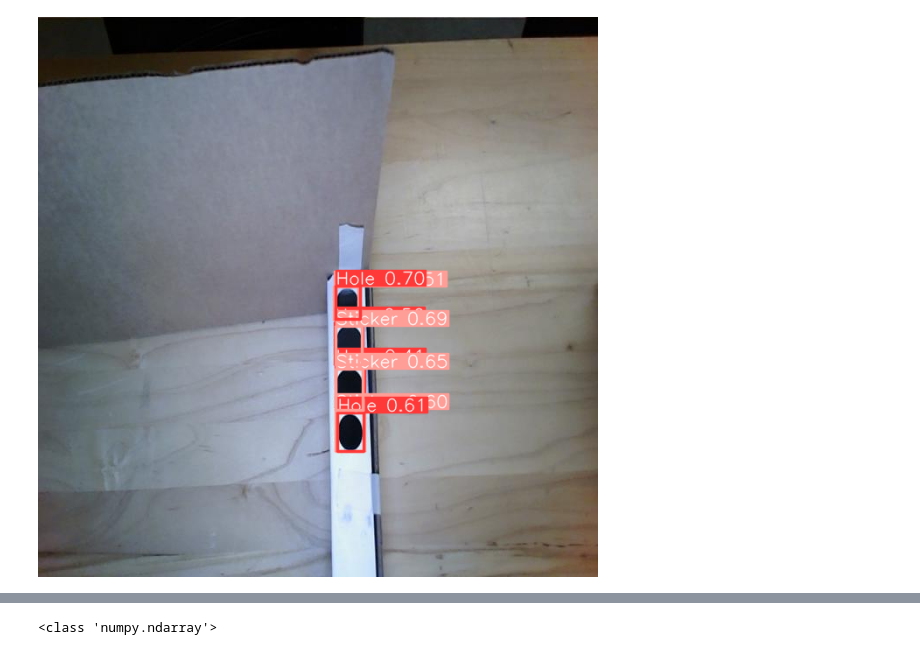
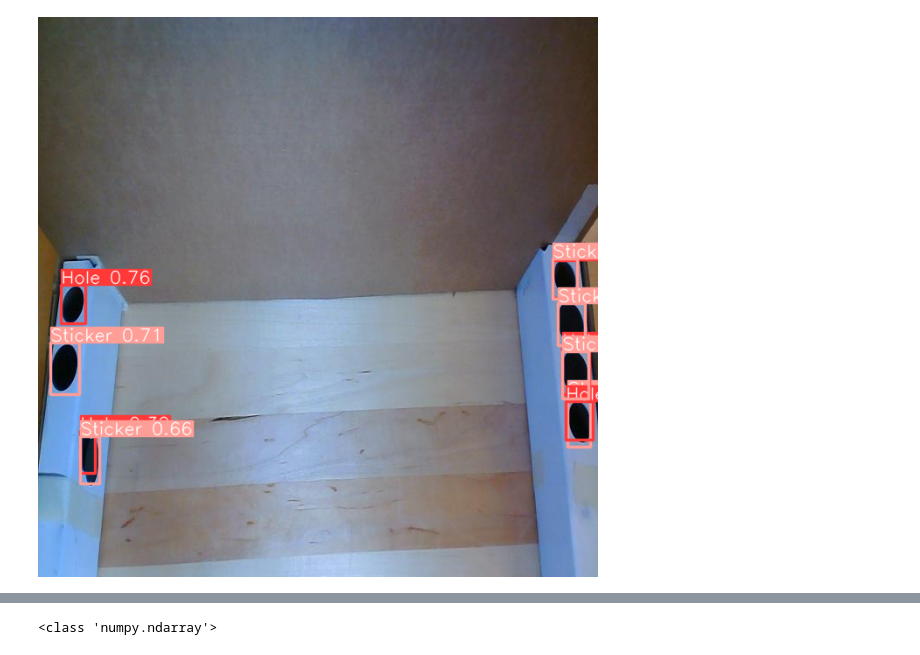
Before and after one commit to hepromark/ToyotaChallenge2023, a Jupyter notebook: torchhubtry.ipynb, the cells around one changed output, grey strips where cells are left out. Saved outputs shown, nothing was run; the diff lists cells and outputs as text; code cells hidden in the pictures.

```diff
--- a/torchhubtry.ipynb
+++ b/torchhubtry.ipynb
@@ -7,9 +7,9 @@ import numpy as np
 model = torch.hub.load('ultralytics/yolov5', 'custom', path='best.pt')
 # %%
 # Image
-img = r'train_data\valid\images\10_some_holes_covered-1-_jpg.rf.06e72377c1499dfbf96d57b6e1a01d00.jpg'
+img = r"C:\Users\markd\Documents\GitHub\ToyotaChallenge2023\train_data\valid\images\White_12_jpg.rf.dc04713e804e6186c99c0584efe4f3fb.jpg"
 # Inference
 results = model(img)
 results.show()
 # %% [output]
-[figure, old version]
+[figure, new version]
```
Also changed, not shown: parts of 4 cells of this notebook, 2 other files.
